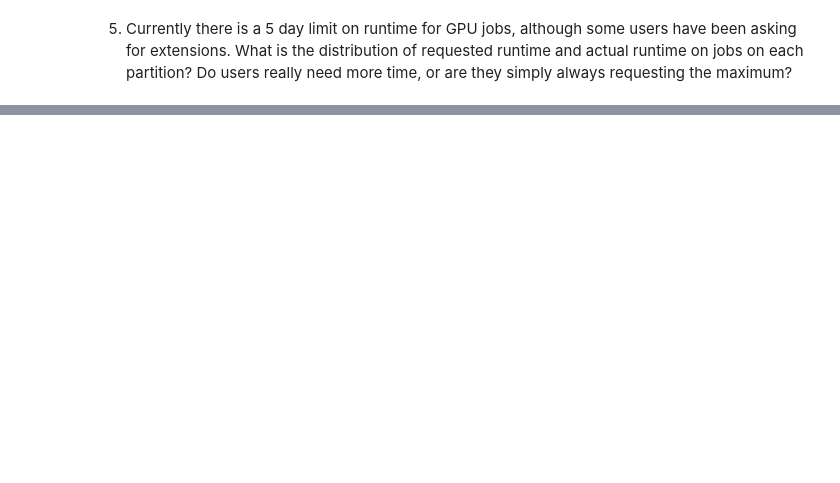
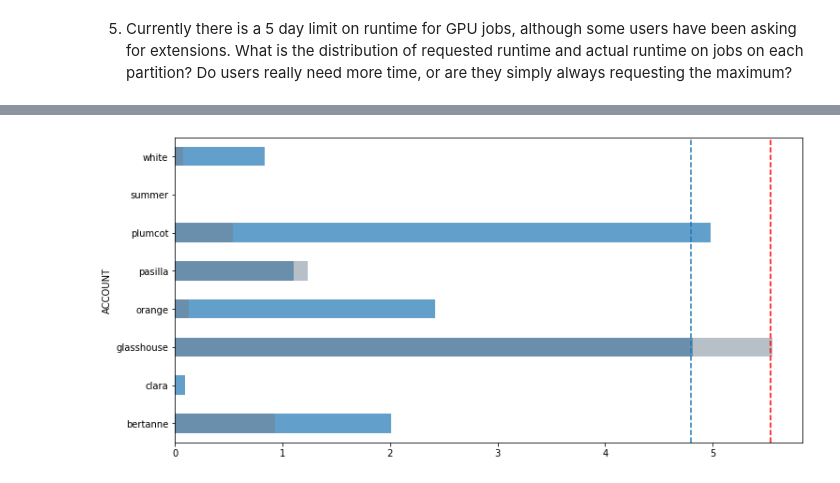
Before and after one commit to tomoumer/accre_project-pizza, a Jupyter notebook: notebooks/TU_accre_project.ipynb, the cells around one changed output, grey strips where cells are left out. Drawn from its saved outputs; the diff is of its cells as text; code cells hidden in the pictures; blank space fills up the shorter version.

```diff
--- a/notebooks/TU_accre_project.ipynb
+++ b/notebooks/TU_accre_project.ipynb
@@ -696,0 +594,2 @@ sns.scatterplot(x=accre_turing.groupby('USER')['USEDMEM'].sum(),
+# %%
+accre_df['USEDMEM_PERSEC'] = accre_df['USEDMEM']/accre_df['USEDSEC']
@@ -696,0 +627,6 @@ sns.scatterplot(x=accre_turing.groupby('USER')['USEDMEM'].sum(),
+# %%
+# set the NaN values to 0 this is an option
+# accre_df.loc[accre_df['USEDMEM_PERSEC'].isnull()] = 0
+
+# or this (how we did it in the past)
+accre_df['USEDMEM_PERSEC'] = accre_df['USEDMEM_PERSEC'].fillna(0)
@@ -956,0 +765,40 @@ Name: JOBID, Length: 119, dtype: int64
+# %%
+plt.figure(figsize = (12,6))
+
+(accre_maxwell
+ .loc[np.isfinite(accre_maxwell['USEDMEM_PERSEC'])]
+ .groupby('ACCOUNT')['USEDMEM_PERSEC']
+ .mean()
+ .plot(kind='barh', alpha=0.7)
+)
+
+(accre_maxwell
+ .loc[np.isfinite(accre_maxwell['USEDMEM_PERSEC'])]
+ .groupby('ACCOUNT')['USEDMEM_PERSEC']
+ .median()
+ .plot(kind='barh', color='slategray', alpha=0.5)
+)
+
+ymin, ymax = plt.ylim()
+plt.vlines(
+    x = accre_maxwell
+        .loc[np.isfinite(accre_maxwell['USEDMEM_PERSEC'])]
+        ['USEDMEM_PERSEC']
+        .mean(),
+    ymin = ymin,
+    ymax = ymax,
+    linestyle = '--'
+)
+
+plt.vlines(
+    x = accre_maxwell
+        .loc[np.isfinite(accre_maxwell['USEDMEM_PERSEC'])]
+        ['USEDMEM_PERSEC']
+        .median(),
+    ymin = ymin,
+    ymax = ymax,
+    linestyle = '--',
+    color = 'red'
+);
+# %% [output]
+[figure, added]
```
Also changed, not shown: parts of 95 cells of this notebook.
